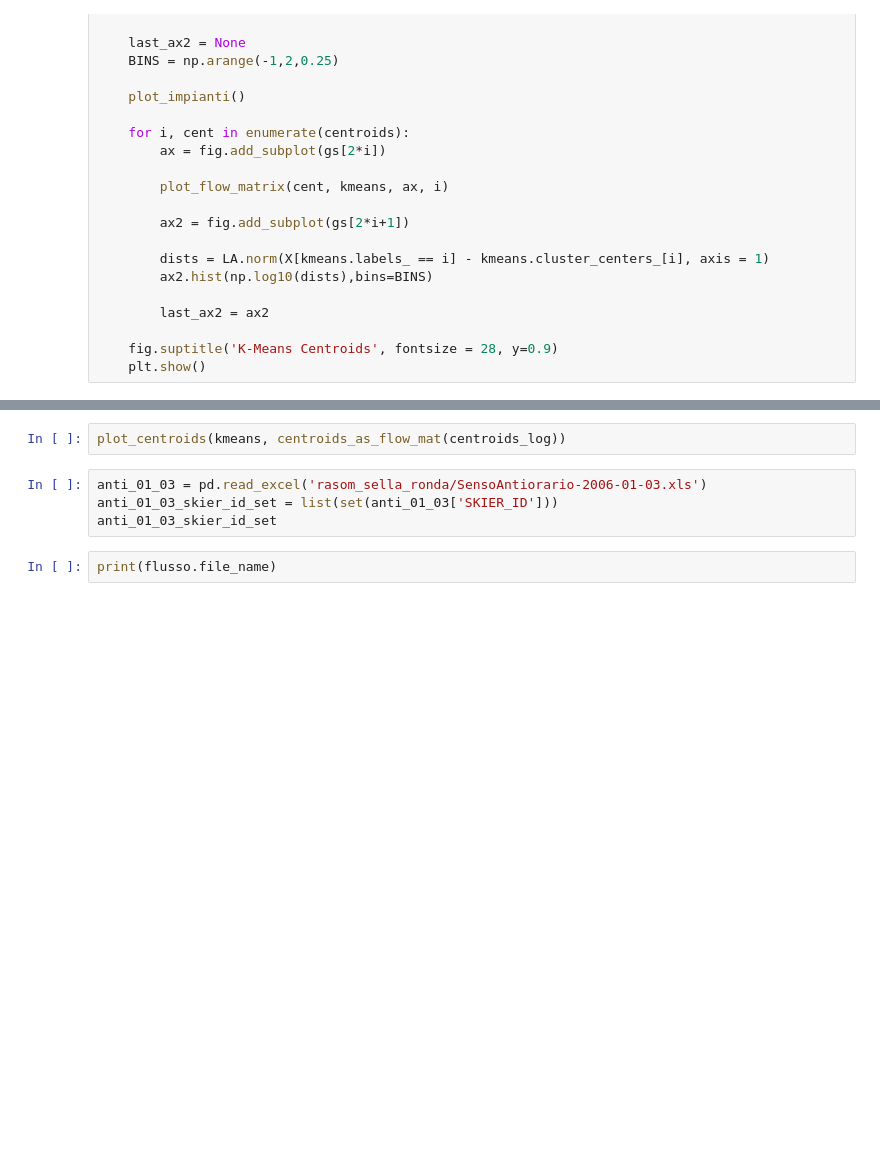
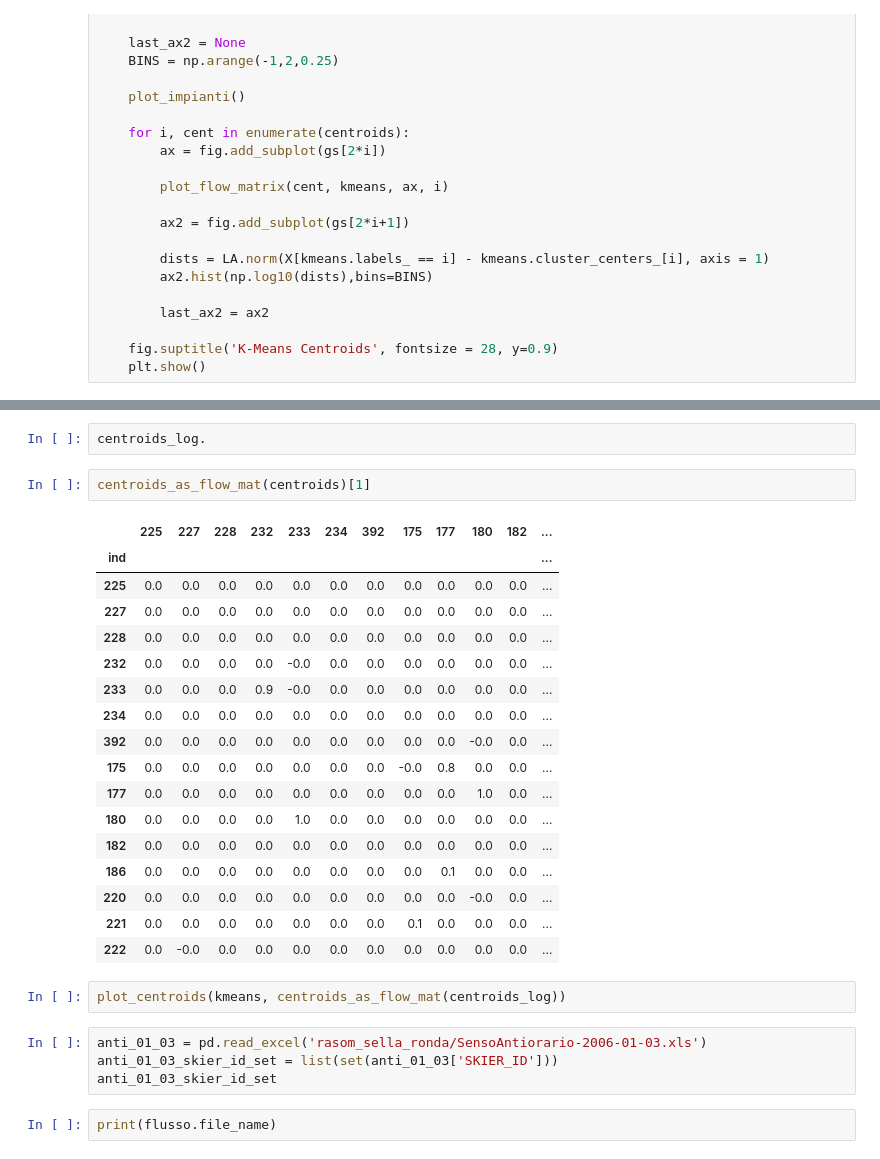
Before and after one commit to g-perona/Superski2006, a Jupyter notebook: GP_studio_flussi.ipynb, the cells around one changed output, grey strips where cells are left out. Saved outputs shown, nothing was run; the diff lists cells and outputs as text; blank space fills up the shorter version.

```diff
--- a/GP_studio_flussi.ipynb
+++ b/GP_studio_flussi.ipynb
@@ -584,3 +709,25 @@ plt.savefig('fsdfs')
+# %%
+centroids_log.
+# %%
+centroids_as_flow_mat(centroids)[1]
+# %% [output]
+|  | 225 | 227 | 228 | 232 | 233 | 234 | 392 | 175 | 177 | 180 | 182 | ... |
+| ind |  |  |  |  |  |  |  |  |  |  |  | ... |
+| 225 | 0.0 | 0.0 | 0.0 | 0.0 | 0.0 | 0.0 | 0.0 | 0.0 | 0.0 | 0.0 | 0.0 | ... |
+| 227 | 0.0 | 0.0 | 0.0 | 0.0 | 0.0 | 0.0 | 0.0 | 0.0 | 0.0 | 0.0 | 0.0 | ... |
+| 228 | 0.0 | 0.0 | 0.0 | 0.0 | 0.0 | 0.0 | 0.0 | 0.0 | 0.0 | 0.0 | 0.0 | ... |
+| 232 | 0.0 | 0.0 | 0.0 | 0.0 | -0.0 | 0.0 | 0.0 | 0.0 | 0.0 | 0.0 | 0.0 | ... |
+| 233 | 0.0 | 0.0 | 0.0 | 0.9 | -0.0 | 0.0 | 0.0 | 0.0 | 0.0 | 0.0 | 0.0 | ... |
+| 234 | 0.0 | 0.0 | 0.0 | 0.0 | 0.0 | 0.0 | 0.0 | 0.0 | 0.0 | 0.0 | 0.0 | ... |
+| 392 | 0.0 | 0.0 | 0.0 | 0.0 | 0.0 | 0.0 | 0.0 | 0.0 | 0.0 | -0.0 | 0.0 | ... |
+| 175 | 0.0 | 0.0 | 0.0 | 0.0 | 0.0 | 0.0 | 0.0 | -0.0 | 0.8 | 0.0 | 0.0 | ... |
+| 177 | 0.0 | 0.0 | 0.0 | 0.0 | 0.0 | 0.0 | 0.0 | 0.0 | 0.0 | 1.0 | 0.0 | ... |
+| 180 | 0.0 | 0.0 | 0.0 | 0.0 | 1.0 | 0.0 | 0.0 | 0.0 | 0.0 | 0.0 | 0.0 | ... |
+| 182 | 0.0 | 0.0 | 0.0 | 0.0 | 0.0 | 0.0 | 0.0 | 0.0 | 0.0 | 0.0 | 0.0 | ... |
+| 186 | 0.0 | 0.0 | 0.0 | 0.0 | 0.0 | 0.0 | 0.0 | 0.0 | 0.1 | 0.0 | 0.0 | ... |
+| 220 | 0.0 | 0.0 | 0.0 | 0.0 | 0.0 | 0.0 | 0.0 | 0.0 | 0.0 | -0.0 | 0.0 | ... |
+| 221 | 0.0 | 0.0 | 0.0 | 0.0 | 0.0 | 0.0 | 0.0 | 0.1 | 0.0 | 0.0 | 0.0 | ... |
+| 222 | 0.0 | -0.0 | 0.0 | 0.0 | 0.0 | 0.0 | 0.0 | 0.0 | 0.0 | 0.0 | 0.0 | ... |
 # %%
 plot_centroids(kmeans, centroids_as_flow_mat(centroids_log))
 # %%
```
Also changed, not shown: parts of 22 cells of this notebook.
